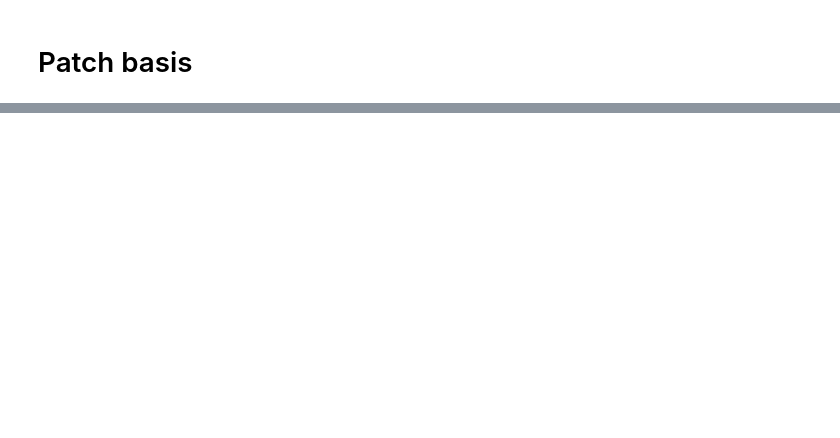
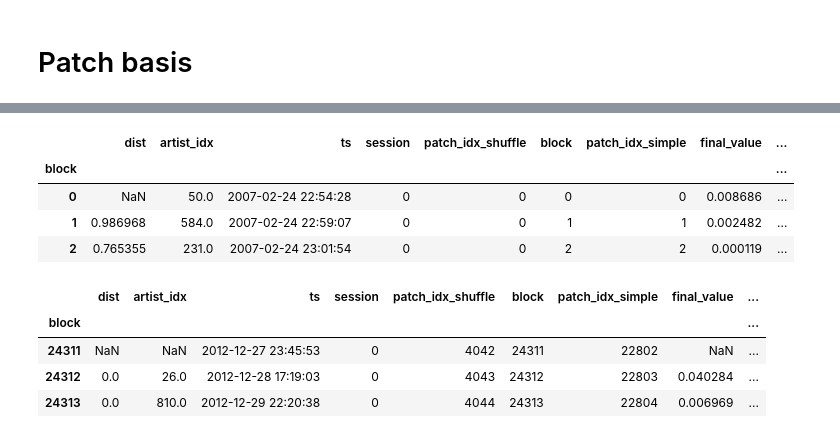
Before and after one commit to jlorince/MusicForaging, a Jupyter notebook: notebooks/explore-exploit.ipynb, the cells around one changed output, grey strips where cells are left out. Saved outputs shown, nothing was run; the diff lists cells and outputs as text; code cells hidden in the pictures; blank space fills up the shorter version.

```diff
--- a/notebooks/explore-exploit.ipynb
+++ b/notebooks/explore-exploit.ipynb
@@ -19,3 +57,17 @@ df_raw = df_raw.join(overall_prop,on='artist_idx')
+# %%
+df_raw['nextdist'] = df_raw['dist'].shift(-1)
+df_raw_rand['next'] = df_raw_rand['artist_idx'].shift(-1)
+df_raw_rand['nextdist'] = df_raw_rand.apply(lambda row: calc_dist(row['artist_idx'],row['next']),axis=1)
+
+blocked = df_raw.groupby('block').apply(lambda x: x.iloc[-1])
+blocked['n'] = df_raw.groupby('block')['ts'].count()
+blocked_rand = blocked.copy()
+idx = np.array(blocked_rand.index)
+np.random.shuffle(idx)
+blocked_rand = blocked_rand.reindex(idx).reset_index(drop=True)
+
+blocked_rand['next'] = blocked_rand['artist_idx'].shift(-1)
+blocked_rand['nextdist'] = blocked_rand.apply(lambda row: calc_dist(row['artist_idx'],row['next']),axis=1)
 # %%
 # def 2: up-to-moment prop. listens
 def calc_c_counts(df):
@@ -105,0 +288,14 @@ df_patches[['n','patch_clust','final_value','final_value_exploit','current_value
+# %%
+display(blocked.head(3))
+display(blocked.tail(3))
+# %% [output]
+|  | dist | artist_idx | ts | session | patch_idx_shuffle | block | patch_idx_simple | final_value | ... |
+| block |  |  |  |  |  |  |  |  | ... |
+| 0 | NaN | 50.0 | 2007-02-24 22:54:28 | 0 | 0 | 0 | 0 | 0.008686 | ... |
+| 1 | 0.986968 | 584.0 | 2007-02-24 22:59:07 | 0 | 0 | 1 | 1 | 0.002482 | ... |
+| 2 | 0.765355 | 231.0 | 2007-02-24 23:01:54 | 0 | 0 | 2 | 2 | 0.000119 | ... |
+|  | dist | artist_idx | ts | session | patch_idx_shuffle | block | patch_idx_simple | final_value | ... |
+| block |  |  |  |  |  |  |  |  | ... |
+| 24311 | NaN | NaN | 2012-12-27 23:45:53 | 0 | 4042 | 24311 | 22802 | NaN | ... |
+| 24312 | 0.0 | 26.0 | 2012-12-28 17:19:03 | 0 | 4043 | 24312 | 22803 | 0.040284 | ... |
+| 24313 | 0.0 | 810.0 | 2012-12-29 22:20:38 | 0 | 4044 | 24313 | 22804 | 0.006969 | ... |
```
Also changed, not shown: parts of 34 cells of this notebook, 1 other file.
